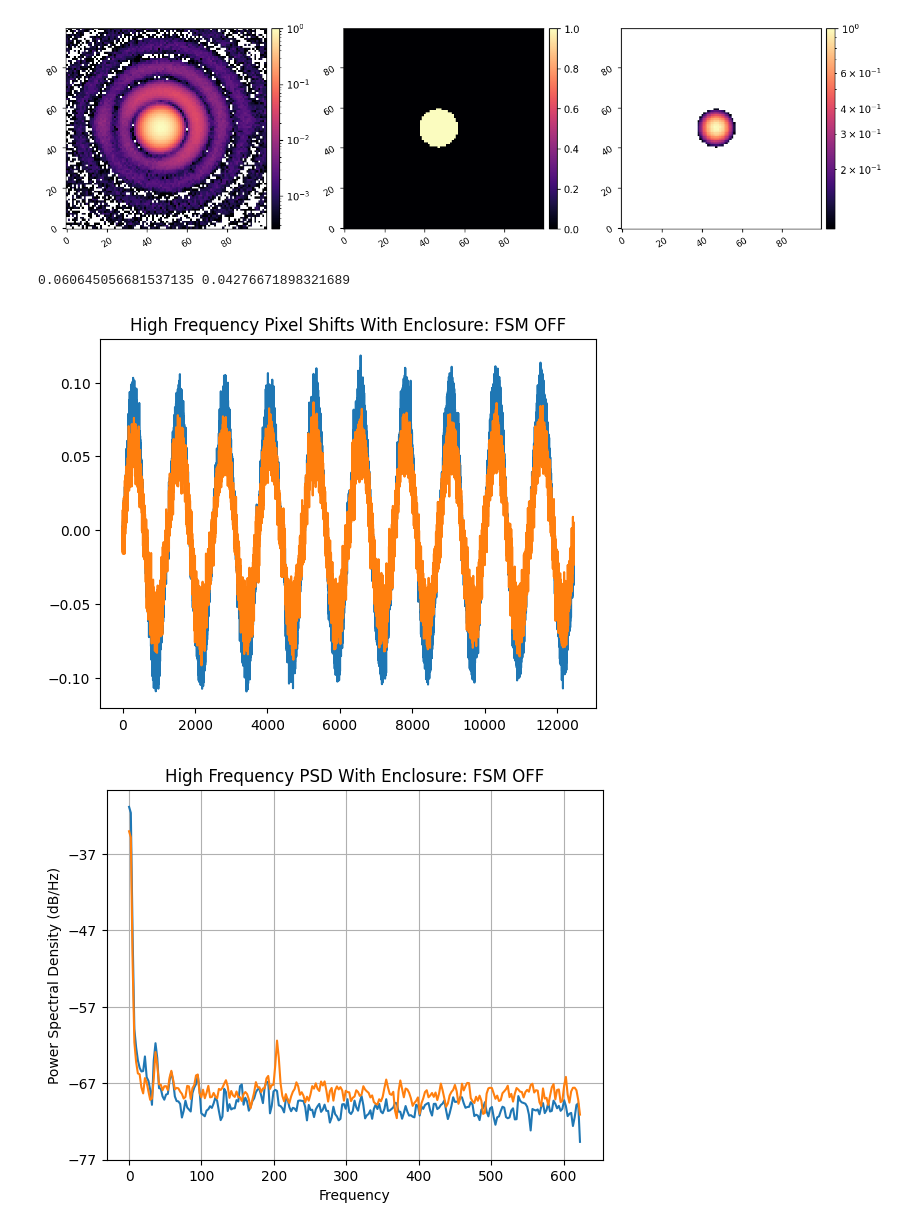
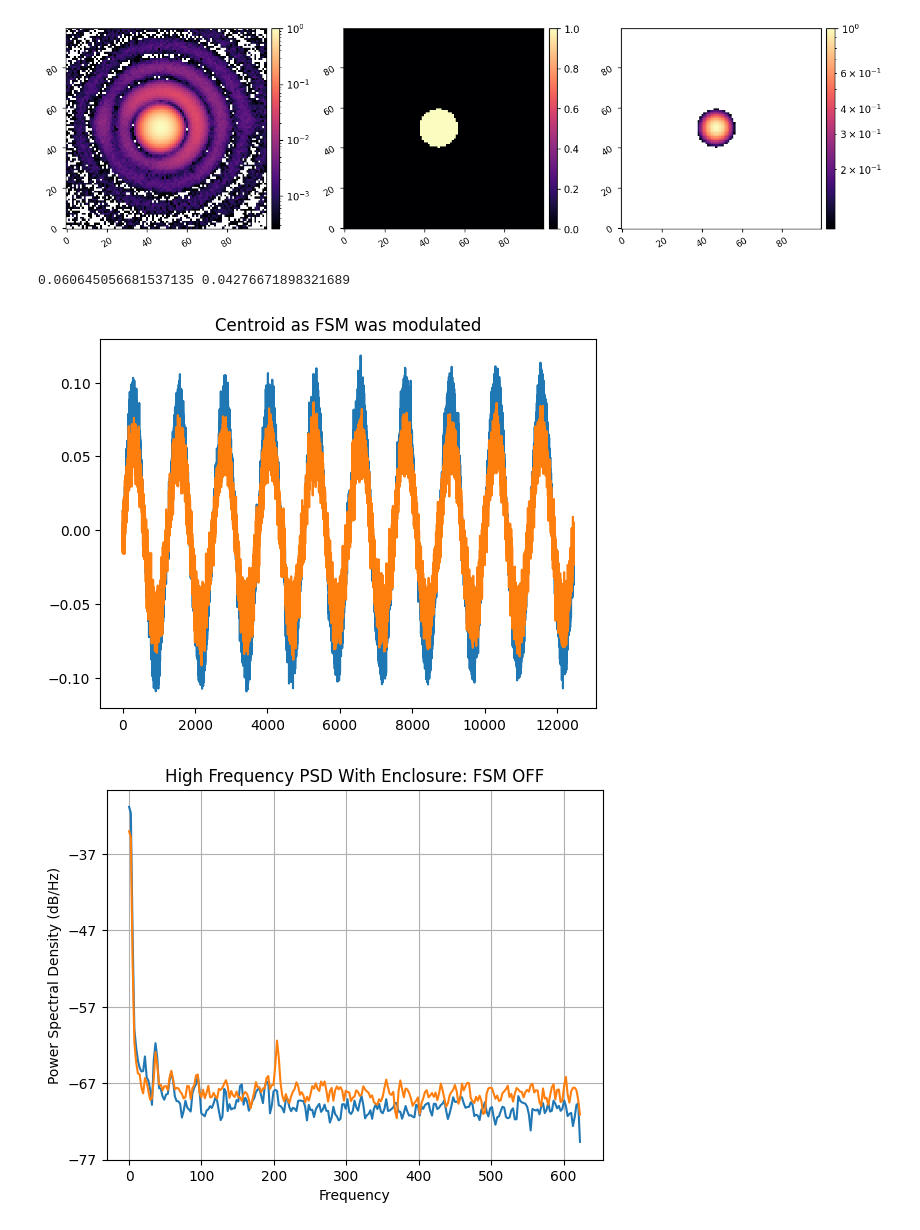
Before and after one commit to nick-lambert/fsm-exps, a Jupyter notebook: record_resolution.ipynb, the cells around one changed output. Saved outputs shown, nothing was run; the diff lists cells and outputs as text; code cells hidden in the pictures.

```diff
--- a/record_resolution.ipynb
+++ b/record_resolution.ipynb
@@ -134,18 +134,18 @@ shift_pix[:,1] = shift_pix[:,1] - np.mean(shift_pix[:,1])
 # %%
 print(np.sqrt(np.mean(np.square(shift_pix[:, 0]))), np.sqrt(np.mean(np.square(shift_pix[:, 1]))))
 
 plt.plot(shift_pix[:,0])
 plt.plot(shift_pix[:,1])
-plt.title('High Frequency Pixel Shifts With Enclosure: FSM OFF')
+plt.title('Centroid as FSM was modulated')
 plt.show()
 
 py, freq = plt.psd(shift_pix[:,0], Fs=fps, NFFT=512)
 px, freq = plt.psd(shift_pix[:,1], Fs=fps, NFFT=512)
 plt.title('High Frequency PSD With Enclosure: FSM OFF')
 # plt.ylim([-50, -30])
 # plt.yticks([-50, -30])
 plt.show()
 # %% [output]
 0.060645056681537135 0.04276671898321689
-[figure, old version]
+[figure, new version]
 [figure]
```
